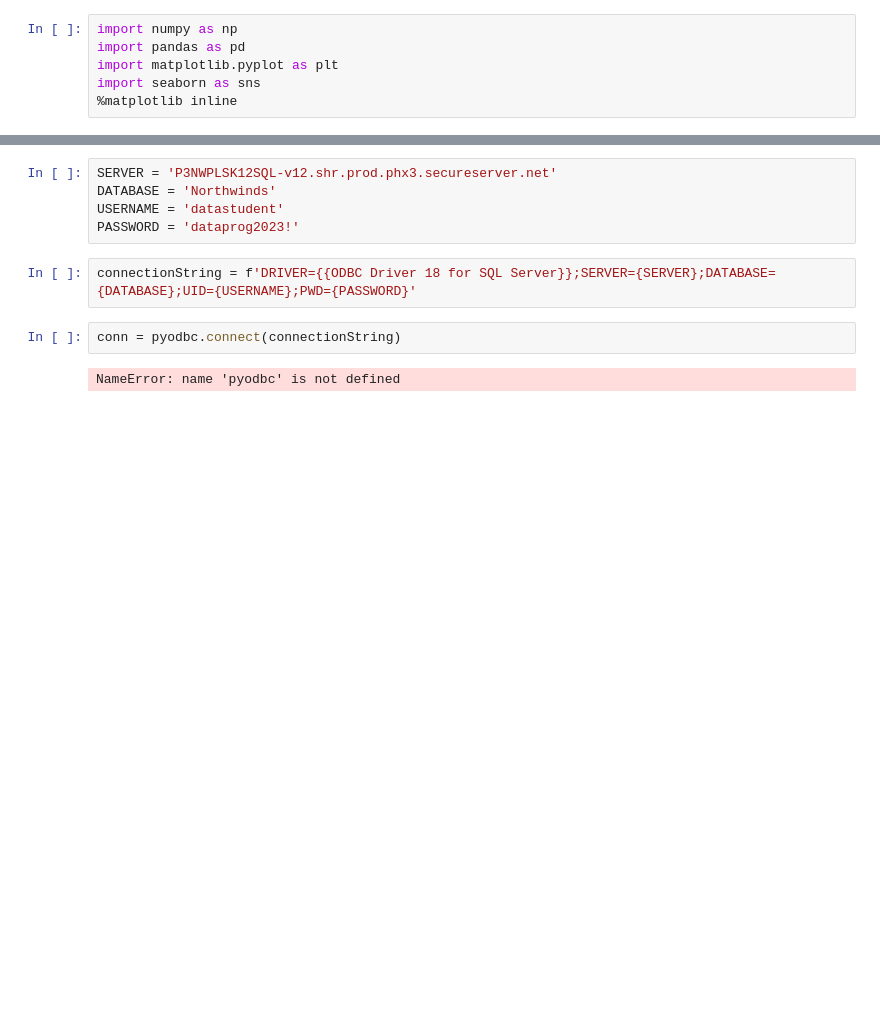
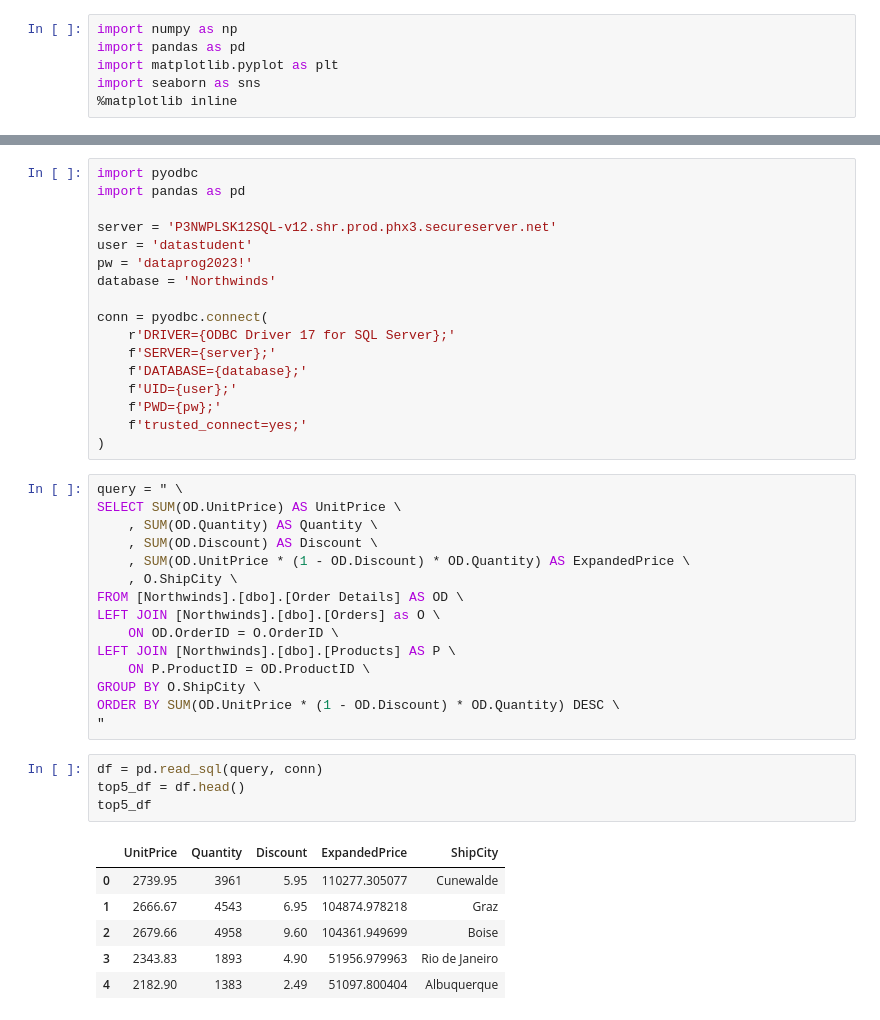
Before and after one commit to LinhToan/newman-msds, a Jupyter notebook: dsci-6883-descriptive-analytics/module-3/3-3 Northwinds EDA.ipynb, the cells around one changed output, grey strips where cells are left out. Cells and saved outputs as stored; diff of their text form; blank space fills up the shorter version.

```diff
--- a/dsci-6883-descriptive-analytics/module-3/3-3 Northwinds EDA.ipynb
+++ b/dsci-6883-descriptive-analytics/module-3/3-3 Northwinds EDA.ipynb
@@ -35,11 +71,43 @@ ImportError: dlopen(/Library/Frameworks/Python.framework/Versions/3.10/lib/pytho
-# %%
-SERVER = 'P3NWPLSK12SQL-v12.shr.prod.phx3.secureserver.net'
-DATABASE = 'Northwinds'
-USERNAME = 'datastudent'
-PASSWORD = 'dataprog2023!'
-# %%
-connectionString = f'DRIVER={{ODBC Driver 18 for SQL Server}};SERVER={SERVER};DATABASE={DATABASE};UID={USERNAME};PWD={PASSWORD}'
-# %%
-conn = pyodbc.connect(connectionString)
-# %% [output]
-NameError: name 'pyodbc' is not defined
+# %%
+import pyodbc
+import pandas as pd
+
+server = 'P3NWPLSK12SQL-v12.shr.prod.phx3.secureserver.net'
+user = 'datastudent'
+pw = 'dataprog2023!'
+database = 'Northwinds'
+
+conn = pyodbc.connect(
+    r'DRIVER={ODBC Driver 17 for SQL Server};'
+    f'SERVER={server};'
+    f'DATABASE={database};'
+    f'UID={user};'
+    f'PWD={pw};'
+    f'trusted_connect=yes;'
+)
+# %%
+query = " \
+SELECT SUM(OD.UnitPrice) AS UnitPrice \
+    , SUM(OD.Quantity) AS Quantity \
+    , SUM(OD.Discount) AS Discount \
+    , SUM(OD.UnitPrice * (1 - OD.Discount) * OD.Quantity) AS ExpandedPrice \
+    , O.ShipCity \
+FROM [Northwinds].[dbo].[Order Details] AS OD \
+LEFT JOIN [Northwinds].[dbo].[Orders] as O \
+    ON OD.OrderID = O.OrderID \
+LEFT JOIN [Northwinds].[dbo].[Products] AS P \
+    ON P.ProductID = OD.ProductID \
+GROUP BY O.ShipCity \
+ORDER BY SUM(OD.UnitPrice * (1 - OD.Discount) * OD.Quantity) DESC \
+"
+# %%
+df = pd.read_sql(query, conn)
+top5_df = df.head()
+top5_df
+# %% [output]
+|  | UnitPrice | Quantity | Discount | ExpandedPrice | ShipCity |
+| 0 | 2739.95 | 3961 | 5.95 | 110277.305077 | Cunewalde |
+| 1 | 2666.67 | 4543 | 6.95 | 104874.978218 | Graz |
+| 2 | 2679.66 | 4958 | 9.60 | 104361.949699 | Boise |
+| 3 | 2343.83 | 1893 | 4.90 | 51956.979963 | Rio de Janeiro |
+| 4 | 2182.90 | 1383 | 2.49 | 51097.800404 | Albuquerque |
```
Also changed, not shown: parts of 12 cells of this notebook.
